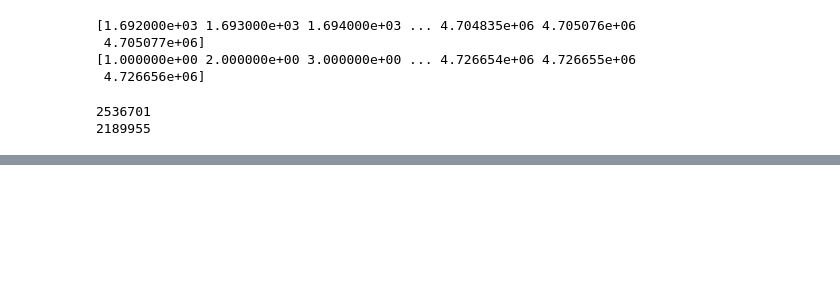
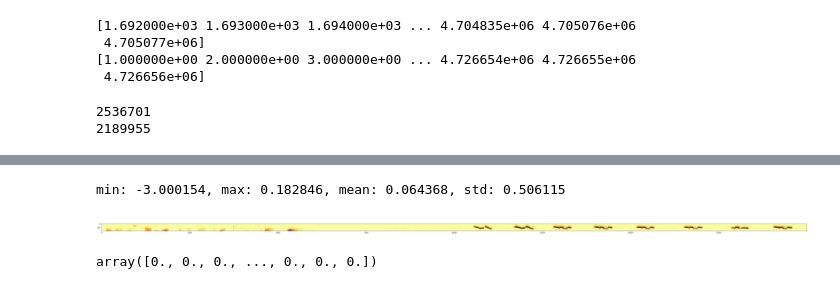
Before and after one commit to wsjung/ChirpGAN, a Jupyter notebook: birdgan_RAW.ipynb, the cells around one changed output, grey strips where cells are left out. Cells and saved outputs as stored; diff of their text form; code cells hidden in the pictures; blank space fills up the shorter version.

```diff
--- a/birdgan_RAW.ipynb
+++ b/birdgan_RAW.ipynb
@@ -222,0 +276,46 @@ len(ranges)
+# %%
+import os
+from PIL import Image
+data_dir = os.getcwd() + '/temp'
+# %%
+# load scalograms from directory
+def load_scal(data_dir):
+    images = []
+    # append images to list
+    for filename in os.listdir(data_dir):
+        img = Image.open(os.path.join(data_dir, filename))
+        images.append(img)
+
+    # convert images to np array
+    scal = [np.array(img) for img in images]
+
+    return scal
+
+scalograms = load_scal(data_dir)
+# %%
+# type cast to float32
+# standardize to mean +- 3 std and clip
+def standardize(scalograms):
+    #scalograms = [(s.astype(np.float32) - 127.5)/127.5 for s in scalograms]
+    scalograms = [s.astype(np.float32) for s in scalograms] # type cast to np.float32
+    scalograms = [(s - np.mean(s)) / np.std(s) for s in scalograms] # standardize
+    scalograms = [np.clip(s, np.mean(s) - 3*np.std(s), np.mean(s) + 3*np.std(s)) for s in scalograms] # clip
+
+    for s in scalograms:
+        print('min: %f, max: %f, mean: %f, std: %f' % (np.min(s), np.max(s), np.mean(s), np.std(s)))
+
+#     norm = plt.Normalize(-1,1) # normalization for pyplot
+
+    return scalograms
+
+std_scalograms = standardize(scalograms)
+# %% [output]
+min: -3.000154, max: 0.182846, mean: 0.064368, std: 0.506115
+# %%
+sc0 = std_scalograms[0]
+# %%
+plt.figure(figsize=(75,150))
+plt.imshow(sc0[:, :20000], cmap='inferno')
+plt.show()
+# %% [output]
+[figure, added]
@@ -222,0 +334,6 @@ len(ranges)
+# %%
+f = np.ones(20000)
+f[[int(x) for x in s_pixels]] = 0
+f ##################################### (0 == silent), (1 == heard)
+# %% [output]
+array([0., 0., 0., ..., 0., 0., 0.])
```
Also changed, not shown: parts of 47 cells of this notebook, 2 other files.
